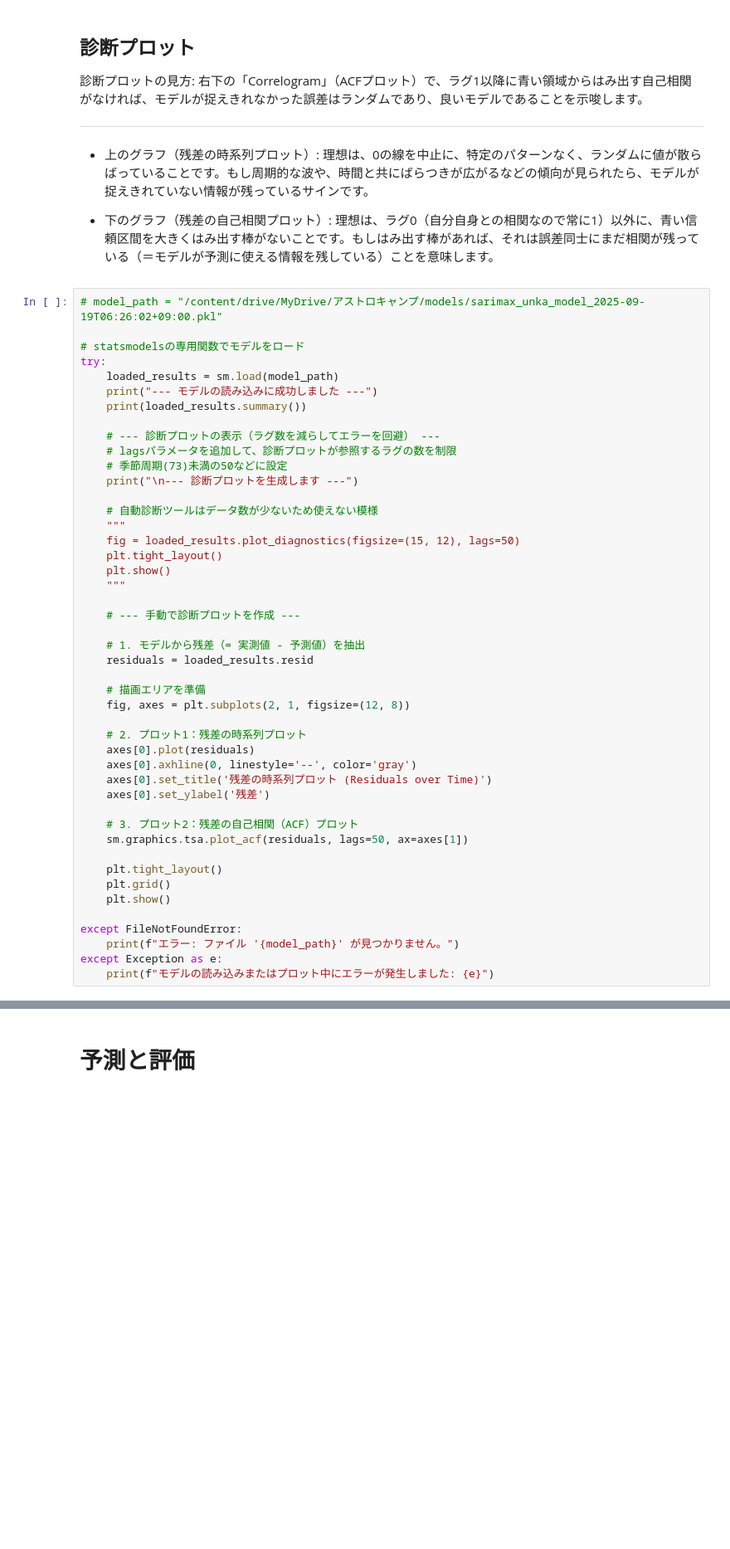
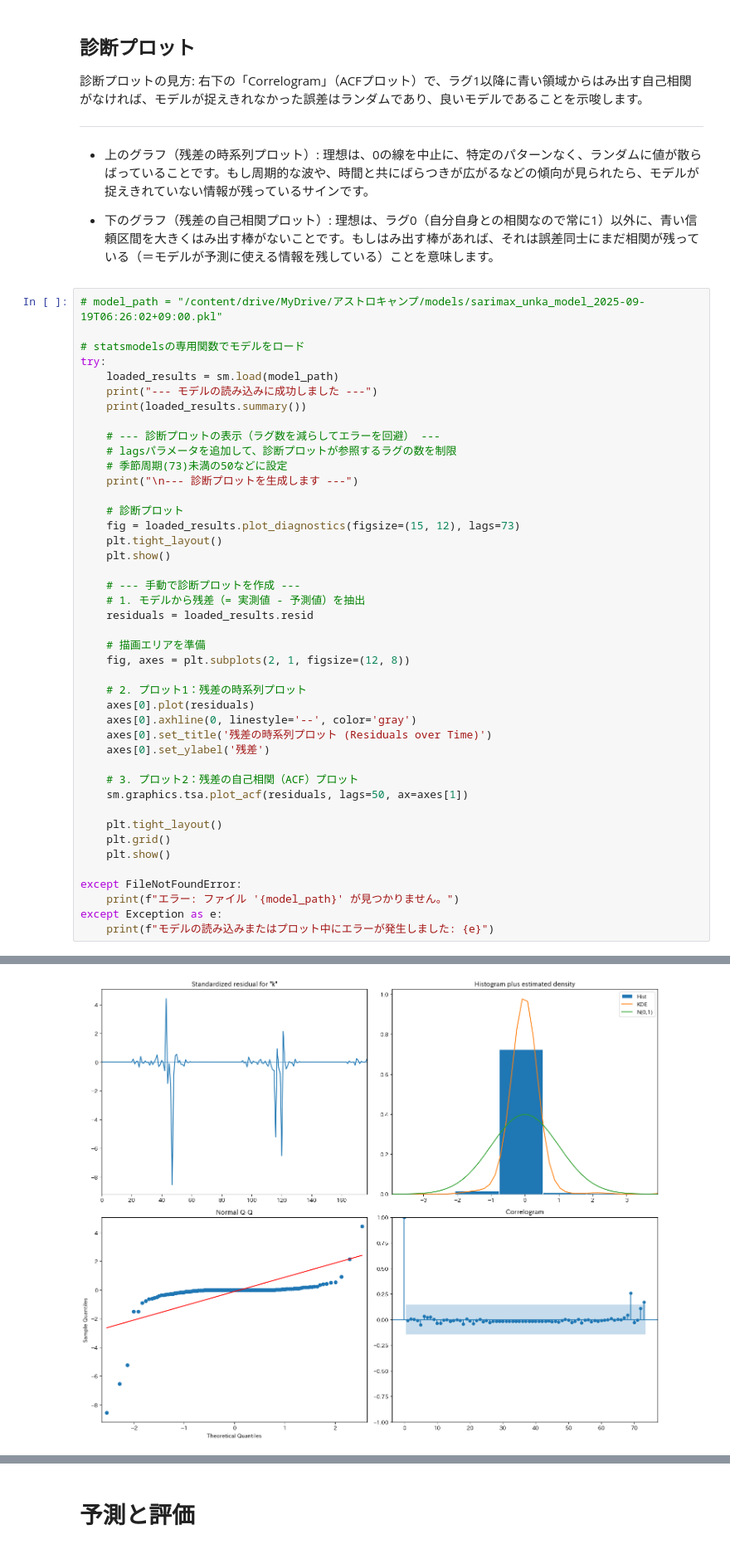
Before and after one commit to ShotaSasaki-HU/ASTRO-CAMP-2025, a Jupyter notebook: sarimax.ipynb, the cells around one changed output, grey strips where cells are left out. Shown at 83% size. Drawn from its saved outputs; the diff is of its cells as text; blank space fills up the shorter version.

```diff
--- a/sarimax.ipynb
+++ b/sarimax.ipynb
@@ -1519,15 +1655,12 @@ try:
     # 季節周期(73)未満の50などに設定
     print("\n--- 診断プロットを生成します ---")
 
-    # 自動診断ツールはデータ数が少ないため使えない模様
-    """
-    fig = loaded_results.plot_diagnostics(figsize=(15, 12), lags=50)
+    # 診断プロット
+    fig = loaded_results.plot_diagnostics(figsize=(15, 12), lags=73)
     plt.tight_layout()
     plt.show()
-    """
 
     # --- 手動で診断プロットを作成 ---
-
     # 1. モデルから残差（= 実測値 - 予測値）を抽出
     residuals = loaded_results.resid
 
@@ -1551,3 +1684,4 @@ except FileNotFoundError:
     print(f"エラー: ファイル '{model_path}' が見つかりません。")
 except Exception as e:
     print(f"モデルの読み込みまたはプロット中にエラーが発生しました: {e}")
+# %% [output]
@@ -1553,0 +1705 @@ except Exception as e:
+[figure, added]
```
Also changed, not shown: parts of 18 cells of this notebook.
